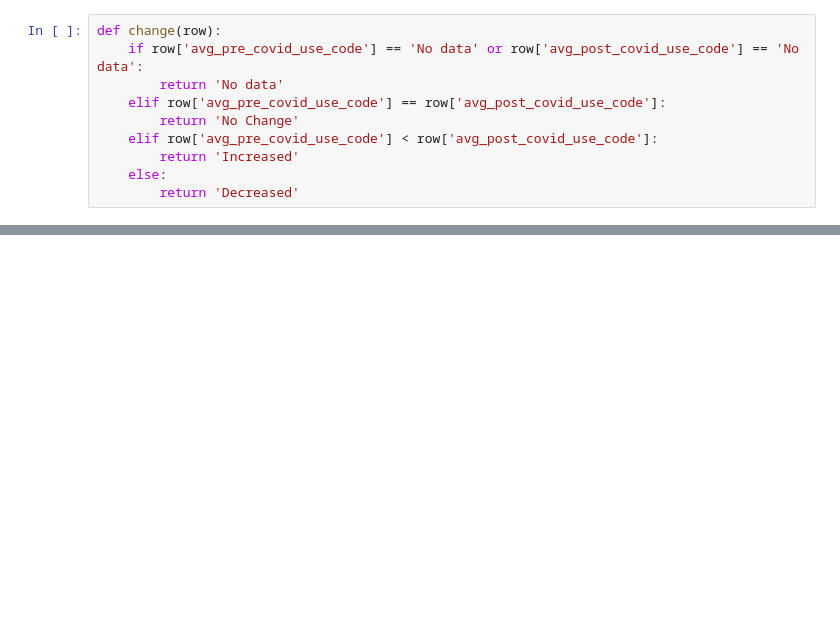
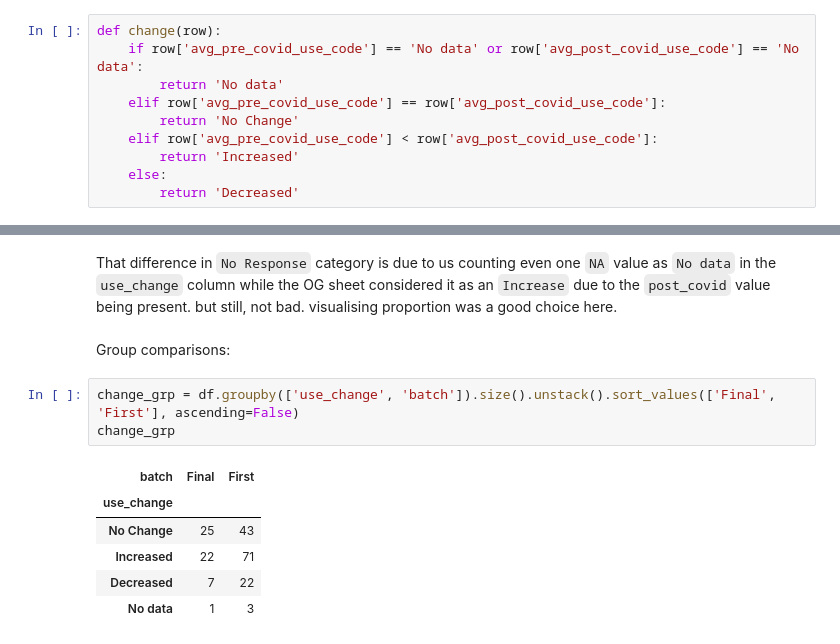
Before and after one commit to akankshazc/sts_iad, a Jupyter notebook: 5_covid.ipynb, the cells around one changed output, grey strips where cells are left out. Cells and saved outputs as stored; diff of their text form; blank space fills up the shorter version.

```diff
--- a/5_covid.ipynb
+++ b/5_covid.ipynb
@@ -137,0 +248,14 @@ df['use_change'].value_counts().plot(kind='bar', title='Change in Usage')
+# %% [markdown]
+That difference in `No Response` category is due to us counting even one `NA` value as `No data` in the `use_change` column while the OG sheet considered it as an `Increase` due to the `post_covid` value being present. but still, not bad. visualising proportion was a good choice here.
+# %% [markdown]
+Group comparisons:
+# %%
+change_grp = df.groupby(['use_change', 'batch']).size().unstack().sort_values(['Final', 'First'], ascending=False)
+change_grp
+# %% [output]
+| batch | Final | First |
+| use_change |  |  |
+| No Change | 25 | 43 |
+| Increased | 22 | 71 |
+| Decreased | 7 | 22 |
+| No data | 1 | 3 |
```
Also changed, not shown: parts of 29 cells of this notebook.
